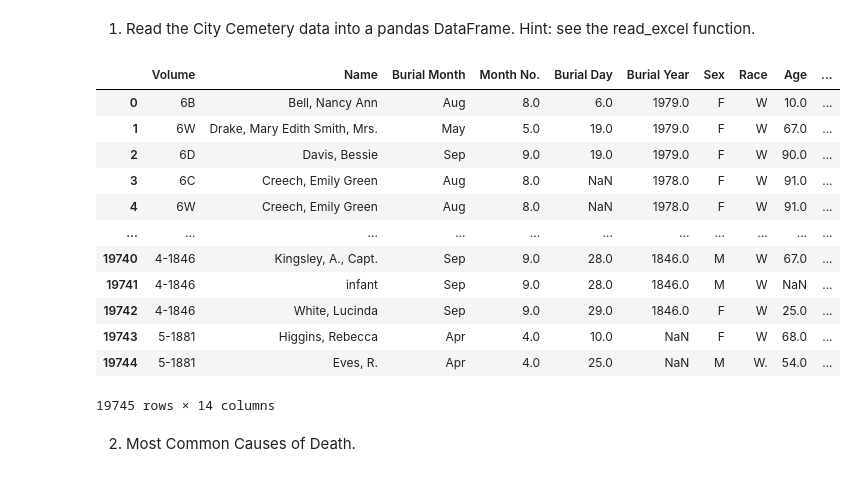
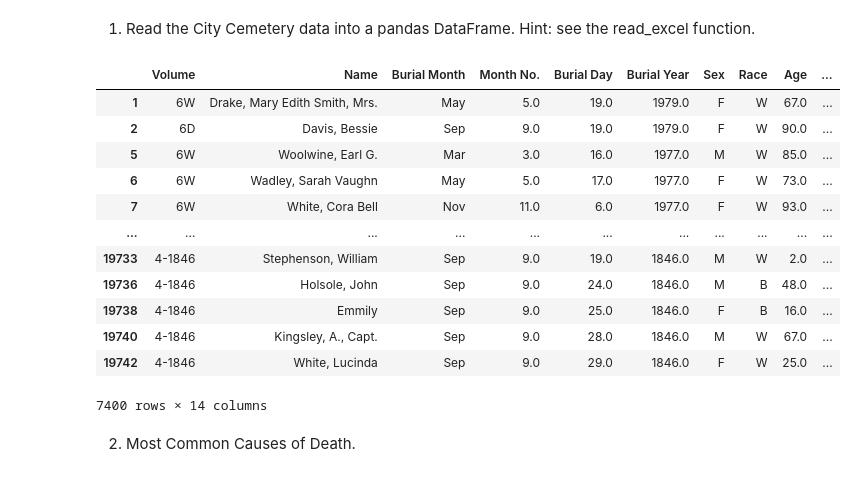
Before and after one commit to NSS-Data-Analytics-Cohort-10/advanced-pandas-JEmmonsJR, a Jupyter notebook: notebook/adv_pd.ipynb, the cells around one changed output. Cells and saved outputs as stored; diff of their text form; code cells hidden in the pictures.

```diff
--- a/notebook/adv_pd.ipynb
+++ b/notebook/adv_pd.ipynb
@@ -11,22 +11,23 @@ import matplotlib.pyplot as plt
 import seaborn as sns
 # %%
 cc_df = pd.read_excel("../data/Historic_Nashville_City_Cemetery_Interments__1846-1979.xlsx")
-# %%
-cc_df
-# %% [output]
-|  | Volume | Name | Burial Month | Month No. | Burial Day | Burial Year | Sex | Race | Age | ... |
-| 0 | 6B | Bell, Nancy Ann | Aug | 8.0 | 6.0 | 1979.0 | F | W | 10.0 | ... |
-| 1 | 6W | Drake, Mary Edith Smith, Mrs. | May | 5.0 | 19.0 | 1979.0 | F | W | 67.0 | ... |
-| 2 | 6D | Davis, Bessie | Sep | 9.0 | 19.0 | 1979.0 | F | W | 90.0 | ... |
-| 3 | 6C | Creech, Emily Green | Aug | 8.0 | NaN | 1978.0 | F | W | 91.0 | ... |
-| 4 | 6W | Creech, Emily Green | Aug | 8.0 | NaN | 1978.0 | F | W | 91.0 | ... |
-| ... | ... | ... | ... | ... | ... | ... | ... | ... | ... | ... |
-| 19740 | 4-1846 | Kingsley, A., Capt. | Sep | 9.0 | 28.0 | 1846.0 | M | W | 67.0 | ... |
-| 19741 | 4-1846 | infant | Sep | 9.0 | 28.0 | 1846.0 | M | W | NaN | ... |
-| 19742 | 4-1846 | White, Lucinda | Sep | 9.0 | 29.0 | 1846.0 | F | W | 25.0 | ... |
-| 19743 | 5-1881 | Higgins, Rebecca | Apr | 4.0 | 10.0 | NaN | F | W | 68.0 | ... |
-| 19744 | 5-1881 | Eves, R. | Apr | 4.0 | 25.0 | NaN | M | W. | 54.0 | ... |
-19745 rows × 14 columns
+# %%
+cc_df = cc_df.dropna()
+cc_df
+# %% [output]
+|  | Volume | Name | Burial Month | Month No. | Burial Day | Burial Year | Sex | Race | Age | ... |
+| 1 | 6W | Drake, Mary Edith Smith, Mrs. | May | 5.0 | 19.0 | 1979.0 | F | W | 67.0 | ... |
+| 2 | 6D | Davis, Bessie | Sep | 9.0 | 19.0 | 1979.0 | F | W | 90.0 | ... |
+| 5 | 6W | Woolwine, Earl G. | Mar | 3.0 | 16.0 | 1977.0 | M | W | 85.0 | ... |
+| 6 | 6W | Wadley, Sarah Vaughn | May | 5.0 | 17.0 | 1977.0 | F | W | 73.0 | ... |
+| 7 | 6W | White, Cora Bell | Nov | 11.0 | 6.0 | 1977.0 | F | W | 93.0 | ... |
+| ... | ... | ... | ... | ... | ... | ... | ... | ... | ... | ... |
+| 19733 | 4-1846 | Stephenson, William | Sep | 9.0 | 19.0 | 1846.0 | M | W | 2.0 | ... |
+| 19736 | 4-1846 | Holsole, John | Sep | 9.0 | 24.0 | 1846.0 | M | B | 48.0 | ... |
+| 19738 | 4-1846 | Emmily | Sep | 9.0 | 25.0 | 1846.0 | F | B | 16.0 | ... |
+| 19740 | 4-1846 | Kingsley, A., Capt. | Sep | 9.0 | 28.0 | 1846.0 | M | W | 67.0 | ... |
+| 19742 | 4-1846 | White, Lucinda | Sep | 9.0 | 29.0 | 1846.0 | F | W | 25.0 | ... |
+7400 rows × 14 columns
 # %% [markdown]
 2. Most Common Causes of Death.
 # %% [markdown]
```
Also changed, not shown: parts of 10 cells of this notebook.
